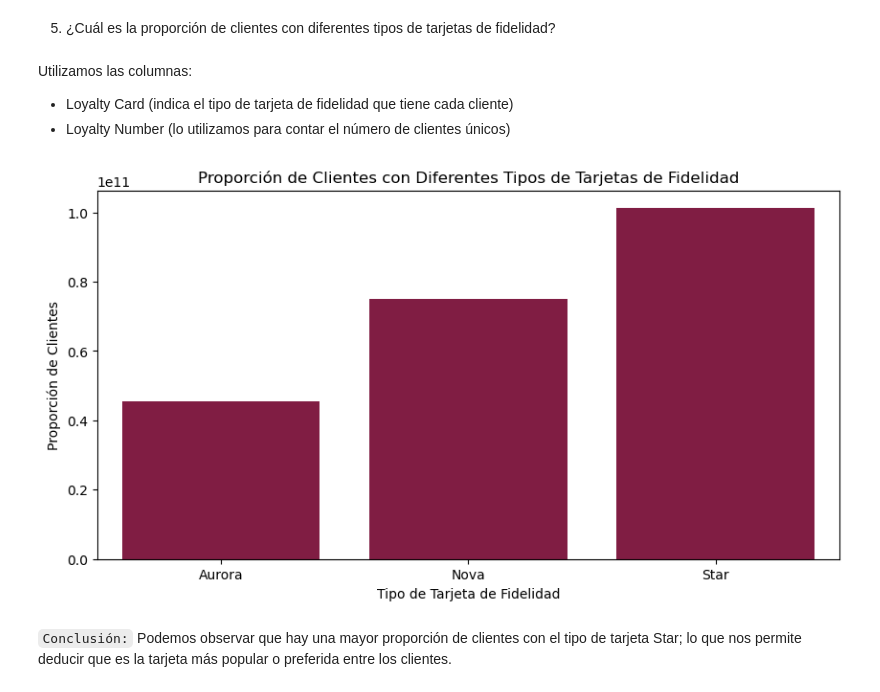
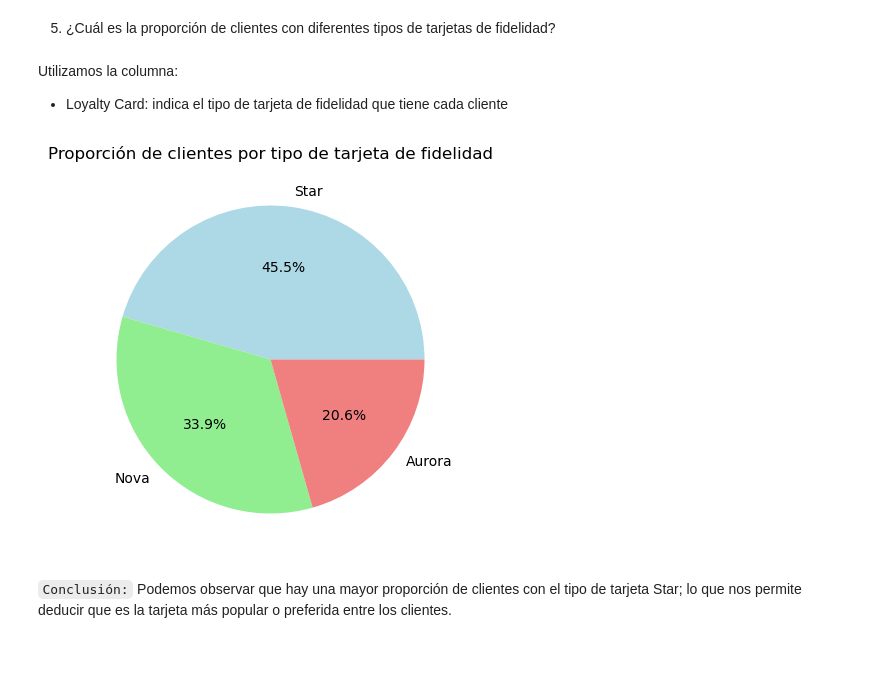
Before and after one commit to Adalab/bda-modulo-3-evaluacion-final-Mgg-maria, a Jupyter notebook: evaluacion.ipynb, the cells around one changed output. Cells and saved outputs as stored; diff of their text form; code cells hidden in the pictures; blank space fills up the shorter version.

```diff
--- a/evaluacion.ipynb
+++ b/evaluacion.ipynb
@@ -730,6 +730,5 @@ Passing `palette` without assigning `hue` is deprecated and will be removed in v
 # %% [markdown]
 5. ¿Cuál es la proporción de clientes con diferentes tipos de tarjetas de fidelidad?
 # %% [markdown]
-Utilizamos las columnas:
-- Loyalty Card (indica el tipo de tarjeta de fidelidad que tiene cada cliente)
-- Loyalty Number (lo utilizamos para contar el número de clientes únicos)
+Utilizamos la columna:
+- Loyalty Card: indica el tipo de tarjeta de fidelidad que tiene cada cliente
@@ -743,18 +735,20 @@ clientes_por_tarjeta['Proporción'] = clientes_por_tarjeta['Loyalty Number'] / t
-# %%
-# Creamos el gráfico (barchart). Elegimos este tipo de gráfico porque nos permite ver las relaciones y proporciones entre categorías.
-
-plt.figure(figsize=(10, 5))
-sns.barplot(data=clientes_por_tarjeta, x='Loyalty Card', y='Loyalty Number', color='#900C3F')
-
-# Añadimos títulos y etiquetas
-
-plt.title('Proporción de Clientes con Diferentes Tipos de Tarjetas de Fidelidad')
-plt.xlabel('Tipo de Tarjeta de Fidelidad')
-plt.ylabel('Proporción de Clientes')
-
-
-plt.show()
-# %% [output]
-[figure, removed]
+# %%
+# Contamos clientes por tipo de tarjeta de fidelidad
+
+card_counts = df_cleaned["Loyalty Card"].value_counts()
+# %%
+# Creamos gráfico (pie) . Utilizamos este gráfico porque nos permite mostrar la frecuencia de cada categoría para una variable (loyalty card)
+
+plt.figure(figsize=(10, 5))
+plt.pie(
+    card_counts,
+    labels=card_counts.index,      # Parámetro labels: Define las etiquetas que se mostrarán en el gráfico
+    autopct="%1.1f%%",             # Parámetro autopct: Muestra el porcentaje con 1 decimal
+    colors=['lightblue', 'lightgreen', 'lightcoral'] # Colores suaves
+)
+plt.title("Proporción de clientes por tipo de tarjeta de fidelidad")
+plt.show()
+# %% [output]
+[figure, added]
 # %% [markdown]
 ``Conclusión:`` Podemos observar que hay una mayor proporción de clientes con el tipo de tarjeta Star; lo que nos permite deducir que es la tarjeta más popular o preferida entre los clientes.
```
Also changed, not shown: parts of 5 cells of this notebook.
